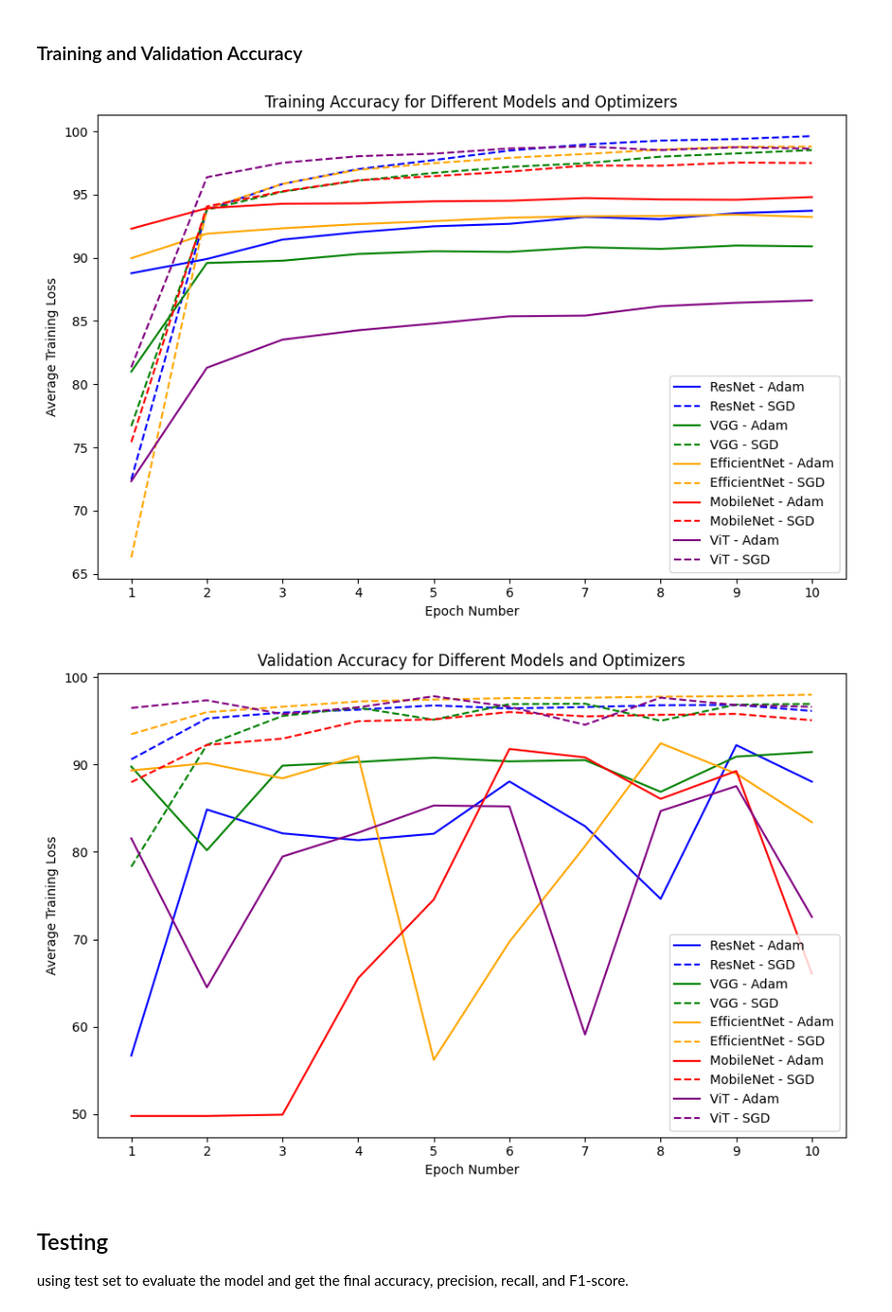
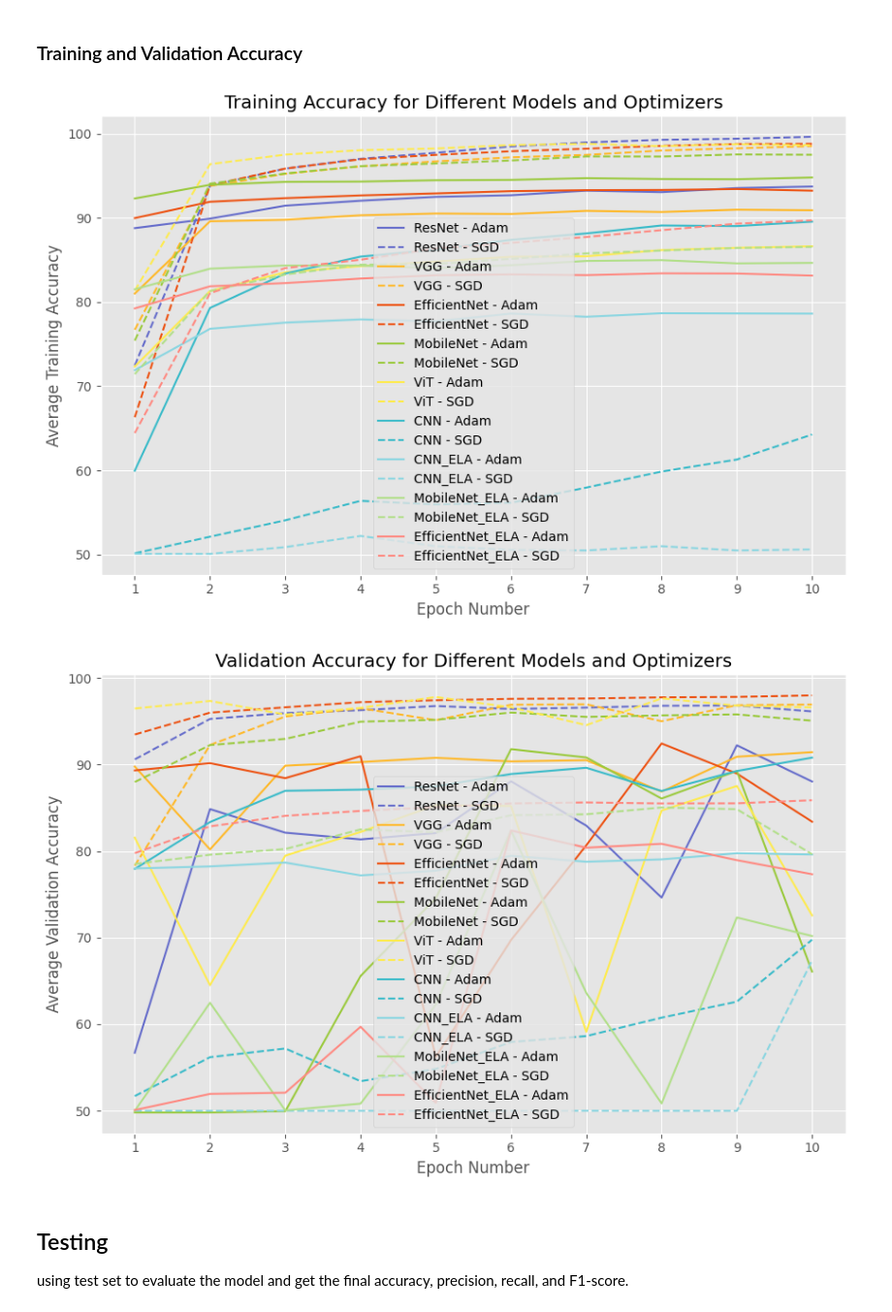
Before and after one commit to ashleylyh/COMP4471_AI_Image_Classification, a Jupyter notebook: model_compare.ipynb, the cells around one changed output. Shown at 97% size. Saved outputs shown, nothing was run; the diff lists cells and outputs as text; code cells hidden in the pictures.

```diff
--- a/model_compare.ipynb
+++ b/model_compare.ipynb
@@ -551,6 +667,14 @@ file_paths_train_loss = {
     'MobileNet_SGD': './training_result/MobileNet2_TrainLoss.csv',
     'ViT_Adam': './training_result/ViT_TrainLoss.csv',
     'ViT_SGD': './training_result/ViT2_TrainLoss.csv',
+    'CNN_Adam': './training_result/CNN_TrainLoss.csv',
+    'CNN_SGD': './training_result/CNN2_TrainLoss.csv',
+    'CNN_ELA_Adam': './training_result/CNN_ELA_TrainLoss.csv',
+    'CNN_ELA_SGD': './training_result/CNN_ELA2_TrainLoss.csv',
+    'MobileNet_ELA_Adam': './training_result/MobileNet_ELA_TrainLoss.csv',
+    'MobileNet_ELA_SGD': './training_result/MobileNet_ELA2_TrainLoss.csv',
+    'EfficientNet_ELA_Adam': './training_result/EfficientNet_ELA_TrainLoss.csv',
+    'EfficientNet_ELA_SGD': './training_result/EfficientNet_ELA2_TrainLoss.csv'
 }
 
 # Load loss data
@@ -559,18 +683,6 @@ for key, path in file_paths_train_loss.items():
     loss_data[key] = load_train_data(path)
 
 
-
-# Define models and optimizers
-model_names = ['ResNet', 'VGG', 'EfficientNet', 'MobileNet', 'ViT']
-optimizer_names = ['Adam', 'SGD']
-model_colors = {
-    'ResNet': 'blue',
-    'VGG': 'green',
-    'EfficientNet': 'orange',
-    'MobileNet': 'red',
-    'ViT': 'purple'
-}
-
 # Plot training loss
-plot_result(loss_data, model_names, optimizer_names, model_colors, 'Training Loss for Different Models and Optimizers')
+plot_result(loss_data, model_names, optimizer_names, model_colors, 'Training Loss for Different Models and Optimizers', 'Average Training Loss')
 # %% [output]
@@ -591,6 +703,14 @@ file_paths_train_acc = {
     'MobileNet_SGD': './training_result/MobileNet2_TrainAcc.csv',
     'ViT_Adam': './training_result/ViT_TrainAcc.csv',
     'ViT_SGD': './training_result/ViT2_TrainAcc.csv',
+    'CNN_Adam': './training_result/CNN_TrainAcc.csv',
+    'CNN_SGD': './training_result/CNN2_TrainAcc.csv',
+    'CNN_ELA_Adam': './training_result/CNN_ELA_TrainAcc.csv',
+    'CNN_ELA_SGD': './training_result/CNN_ELA2_TrainAcc.csv',
+    'MobileNet_ELA_Adam': './training_result/MobileNet_ELA_TrainAcc.csv',
+    'MobileNet_ELA_SGD': './training_result/MobileNet_ELA2_TrainAcc.csv',
+    'EfficientNet_ELA_Adam': './training_result/EfficientNet_ELA_TrainAcc.csv',
+    'EfficientNet_ELA_SGD': './training_result/EfficientNet_ELA2_TrainAcc.csv'
 }
 
 # Load loss data
@@ -599,35 +719,43 @@ for key, path in file_paths_train_acc.items():
     train_acc_data[key] = load_train_data(path)
 
 # Plot training loss
-plot_result(train_acc_data, model_names, optimizer_names, model_colors, 'Training Accuracy for Different Models and Optimizers')
+plot_result(train_acc_data, model_names, optimizer_names, model_colors, 'Training Accuracy for Different Models and Optimizers', 'Average Training Accuracy')
 # %% [output]
-[figure, old version]
+[figure, new version]
 # %%
 
 # File paths for each model and optimizer
 file_paths_val_acc = {
     'ResNet_Adam': './training_result/ResNet_ValAcc.csv',
     'ResNet_SGD': './training_result/ResNet2_ValAcc.csv',
     'VGG_Adam': './training_result/VGG_ValAcc.csv',
     'VGG_SGD': './training_result/VGG2_ValAcc.csv',
     'EfficientNet_Adam': './training_result/Eff_ValAcc.csv',
     'EfficientNet_SGD': './training_result/Eff2_ValAcc.csv',
     'MobileNet_Adam': './training_result/MobileNet_ValAcc.csv',
     'MobileNet_SGD': './training_result/MobileNet2_ValAcc.csv',
     'ViT_Adam': './training_result/ViT_ValAcc.csv',
     'ViT_SGD': './training_result/ViT2_ValAcc.csv',
+    'CNN_Adam': './training_result/CNN_ValAcc.csv',
+    'CNN_SGD': './training_result/CNN2_ValAcc.csv',
+    'CNN_ELA_Adam': './training_result/CNN_ELA_ValAcc.csv',
+    'CNN_ELA_SGD': './training_result/CNN_ELA2_ValAcc.csv',
+    'MobileNet_ELA_Adam': './training_result/MobileNet_ELA_ValAcc.csv',
+    'MobileNet_ELA_SGD': './training_result/MobileNet_ELA2_ValAcc.csv',
+    'EfficientNet_ELA_Adam': './training_result/EfficientNet_ELA_ValAcc.csv',
+    'EfficientNet_ELA_SGD': './training_result/EfficientNet_ELA2_ValAcc.csv'
 }
 
 # Load loss data
 val_acc_data = {}
 for key, path in file_paths_val_acc.items():
     val_acc_data[key] = load_val_data(path)
 
 
 # Plot training loss
-plot_result(val_acc_data, model_names, optimizer_names, model_colors, 'Validation Accuracy for Different Models and Optimizers')
+plot_result(val_acc_data, model_names, optimizer_names, model_colors, 'Validation Accuracy for Different Models and Optimizers', 'Average Validation Accuracy')
 # %% [output]
-[figure, old version]
+[figure, new version]
 # %% [markdown]
 ## Testing
 
```
Also changed, not shown: parts of 81 cells of this notebook, 7 other files.
